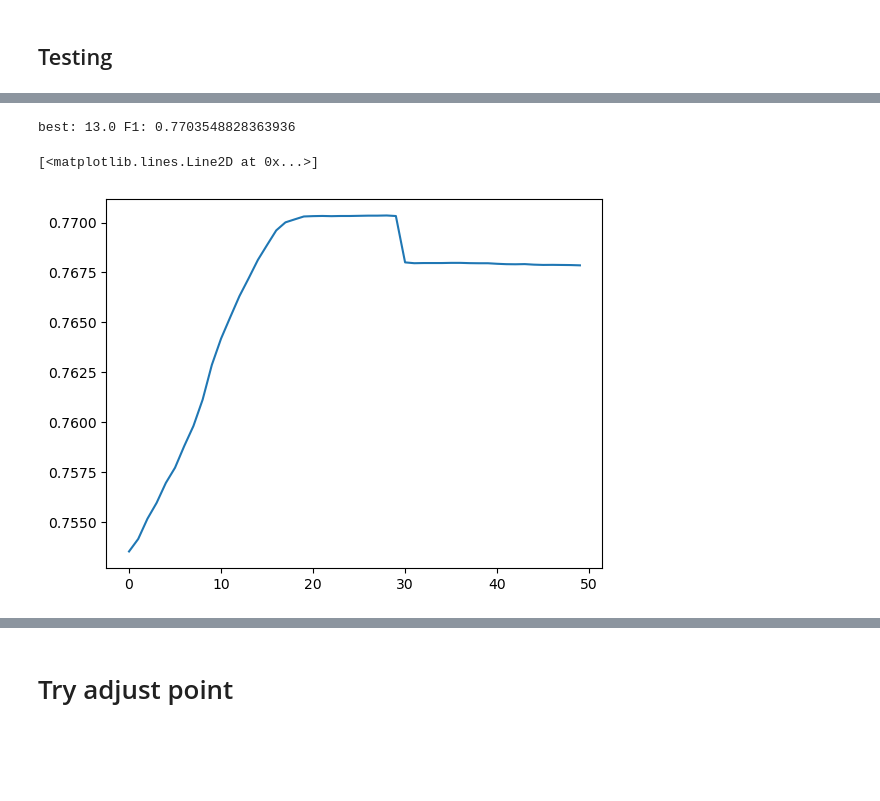
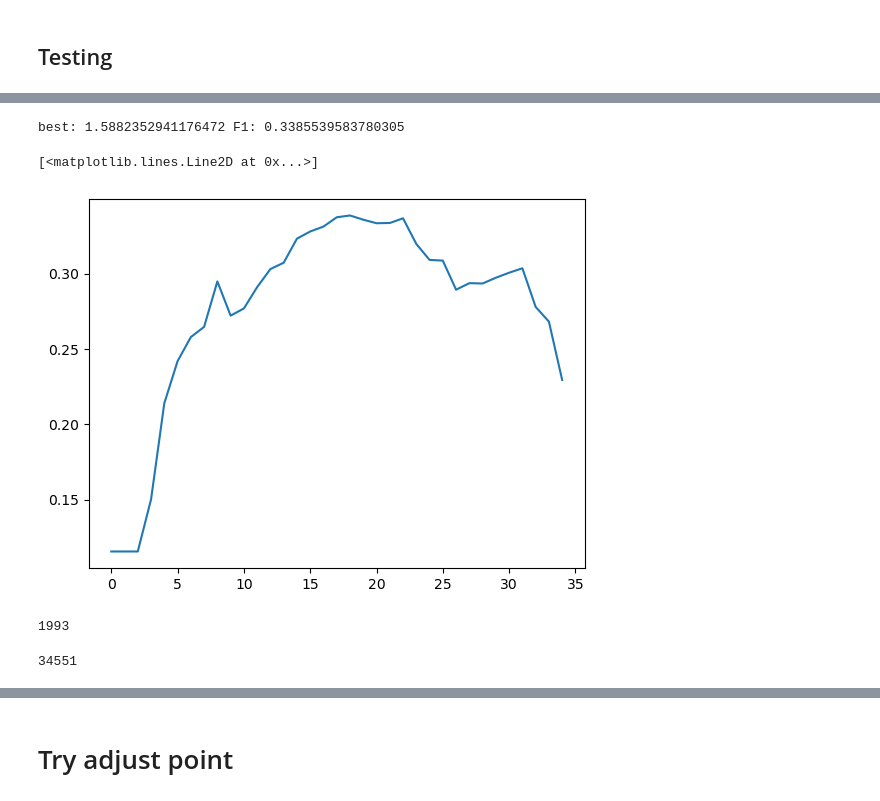
Before and after one commit to Alpa66/Anomaly-Detection, a Jupyter notebook: USAD_Baseline/Wadi_swat.ipynb, the cells around one changed output, grey strips where cells are left out. Cells and saved outputs as stored; diff of their text form; code cells hidden in the pictures; blank space fills up the shorter version.

Commit message:
reorganized the repo + usad on wadi results

```diff
--- a/USAD_Baseline/Wadi_swat.ipynb
+++ b/USAD_Baseline/Wadi_swat.ipynb
@@ -228,15 +230,20 @@ plot_history(AE1_val_history, AE2_val_history)
 # %% [markdown]
 ## Testing
 # %%
-df2 = pd.read_csv('../../../Projects/data/SWaT_Dataset_Attack_v0.csv')
-labels = df2['Normal/Attack']
-df2 = df2.drop(columns=[' Timestamp', 'Normal/Attack'])
-df2 = df2.astype('float64')
-df2.columns = df.columns
+df_test = pd.read_csv('../../../Projects/data/WADI/WADI_attackdataLABLE.csv')
+df_test = df_test[:-2]
+df_test.columns = df_test.columns.str.strip()
+df_test = df_test.drop(columns=na_columns, inplace=False)
+df_test = df_test.astype('float')
+grouping_array = np.arange(len(df_test)) // 5
+df_test = df_test.groupby(grouping_array).median()
+labels = df_test['Attack LABLE (1:No Attack, -1:Attack)']
+df_test = df_test.drop(columns=['Attack LABLE (1:No Attack, -1:Attack)'], inplace=False)
+df_test = df_test.ffill(inplace=False)
+df_test = df_test.astype('float')
+test_normalized = pd.DataFrame(mm.fit_transform(df_test))
-# %%
-test_normalized = pd.DataFrame(mm.transform(df2))
 # %%
-test_dataset = SWat_dataset(test_normalized, test_normalized, window_size)
+test_dataset = SWat_dataset(test_normalized, test_normalized, window_size, device)
 test_loader = DataLoader(test_dataset, batch_size=batch_size, shuffle=False, num_workers=0)
 # %%
 def testing(test_loader, alpha=.5, beta=.5):
@@ -250,7 +257,7 @@ def testing(test_loader, alpha=.5, beta=.5):
     return results
 # %%
 labels = labels.values
-labels = [0 if (lab == 'Normal') else 1 for lab in labels]
+labels = [0 if (lab == 1) else 1 for lab in labels]
 # %%
 windows_labels=[]
 for i in range(len(labels)-window_size):
@@ -288,26 +295,34 @@ array([5.8593016], dtype=float32)
 # %%
 ff = 0
 f_history = []
-initial_y = 9
+initial_y = 0
 best = -1
-for inc in np.linspace(0, 7, 50):
-    y_pred_int = [1 if (yy > initial_y + inc) else 0 for yy in y_pred]
+for inc in np.linspace(0, 3, 35):
+    y_pred_int = (y_pred > (initial_y + inc)).astype(int)
     conf_matrix = confusion_matrix(y_test, y_pred_int)
     TP = conf_matrix[1, 1]
     TN = conf_matrix[0, 0]
     FP = conf_matrix[0, 1]
     FN = conf_matrix[1, 0]
     F1 = f1_score(y_test, y_pred_int)
     f_history.append(F1)
 
     precision = precision_score(y_test, y_pred_int)
     recall = recall_score(y_test, y_pred_int)
     if F1 > ff:
         ff = F1
-        best = inc
-print(f'best: {best + initial_y} F1: {ff}')
+        best = inc + initial_y
+print(f'best: {best} F1: {ff}')
 plt.plot(f_history)
 # %% [output]
-best: 13.0 F1: 0.7703548828363936
+best: 1.5882352941176472 F1: 0.3385539583780305
 [<matplotlib.lines.Line2D at 0x...>]
-[figure, old version]
+[figure, new version]
+# %%
+np.sum(labels)
+# %% [output]
+1993
+# %%
+len(y_pred)
+# %% [output]
+34551
```
Also changed, not shown: parts of 27 cells of this notebook, 12 other files.
